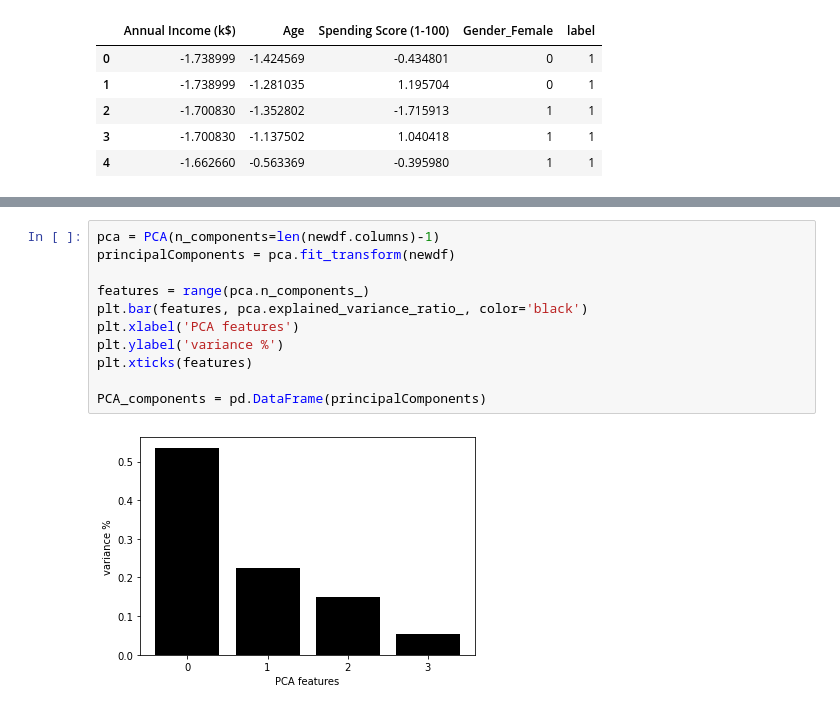
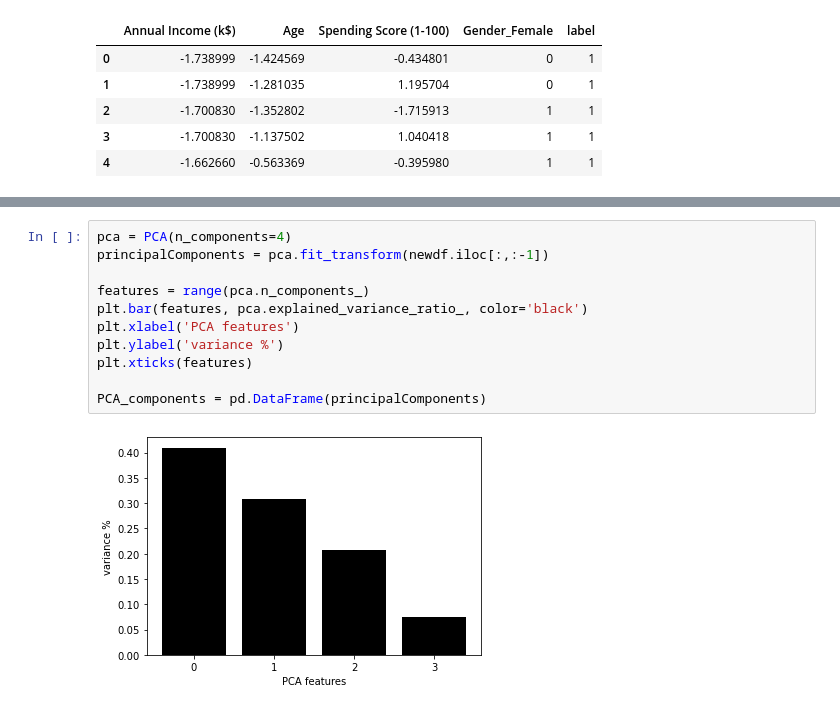
Before and after one commit to msdelaney/KMeans, a Jupyter notebook: Segmentation.ipynb, the cells around one changed output, grey strips where cells are left out. Cells and saved outputs as stored; diff of their text form.

```diff
--- a/Segmentation.ipynb
+++ b/Segmentation.ipynb
@@ -129,16 +171,16 @@ len(newdf.columns)
 # %%
-pca = PCA(n_components=len(newdf.columns)-1)
-principalComponents = pca.fit_transform(newdf)
+pca = PCA(n_components=4)
+principalComponents = pca.fit_transform(newdf.iloc[:,:-1])
 
 features = range(pca.n_components_)
 plt.bar(features, pca.explained_variance_ratio_, color='black')
 plt.xlabel('PCA features')
 plt.ylabel('variance %')
 plt.xticks(features)
 
 PCA_components = pd.DataFrame(principalComponents)
 # %% [output]
-[figure, old version]
+[figure, new version]
 # %%
 ks = range(1, 10)
 inertias = []
```
Also changed, not shown: parts of 18 cells of this notebook, 1 other file.
